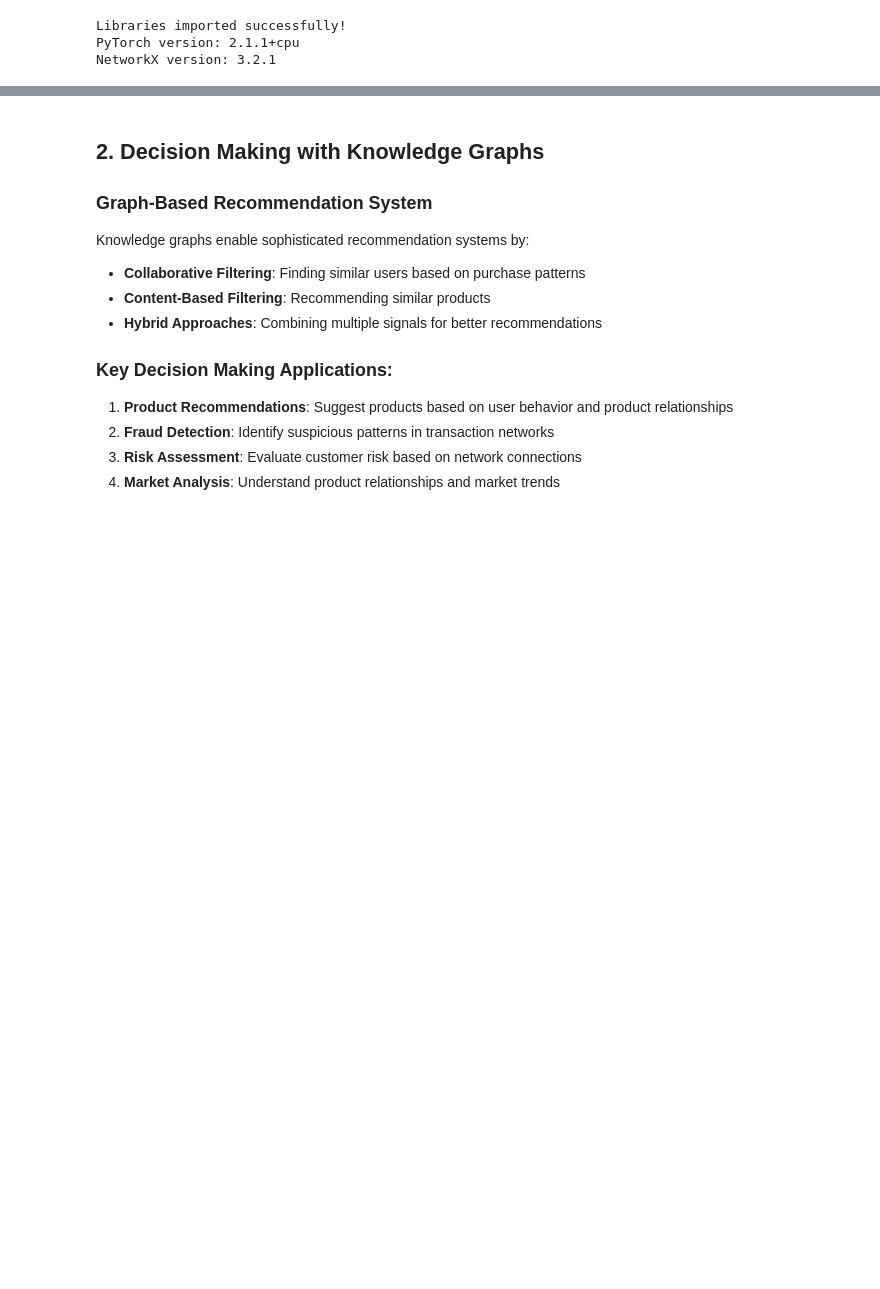
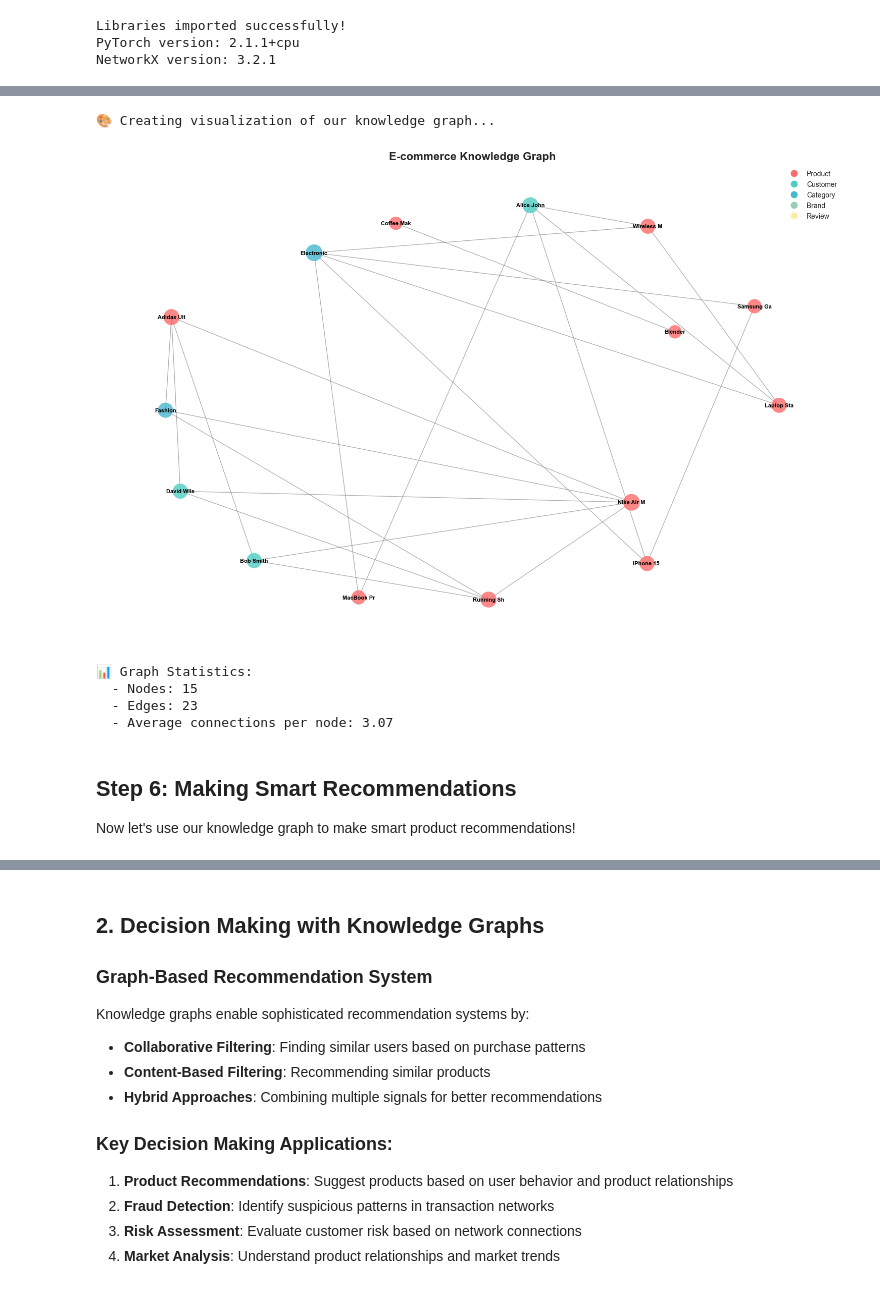
Before and after one commit to MGASALUCAS/emai-pracs-2025, a Jupyter notebook: 02_supervised_learning/knowledge_graphs.ipynb, the cells around one changed output, grey strips where cells are left out. Cells and saved outputs as stored; diff of their text form; code cells hidden in the pictures; blank space fills up the shorter version.

Commit message:
runned knowledge graph

```diff
--- a/02_supervised_learning/knowledge_graphs.ipynb
+++ b/02_supervised_learning/knowledge_graphs.ipynb
@@ -222,0 +353,30 @@ Relationship distribution: {'belongs_to': 10, 'manufactured_by': 10, 'purchased'
+# %%
+# Step 4e: Add product similarity relationships
+# This shows which products are similar to each other
+
+similarities = [
+    ('P001', 'P002', 0.8),  # iPhone - Samsung Galaxy (both phones)
+    ('P004', 'P005', 0.9),  # Nike Air Max - Adidas Ultraboost (both sneakers)
+    ('P004', 'P008', 0.7),  # Nike Air Max - Running Shoes (both Nike shoes)
+    ('P006', 'P007', 0.6),  # Coffee Maker - Blender (both kitchen appliances)
+    ('P009', 'P010', 0.8),  # Laptop Stand - Mouse (both computer accessories)
+]
+
+# Add similarity relationships (both directions)
+for prod1, prod2, weight in similarities:
+    kg.add_relationship(prod1, 'similar_to', prod2, weight)
+    kg.add_relationship(prod2, 'similar_to', prod1, weight)
+
+print("🔗 Product similarities added!")
+print(f"📊 Final relationship count: {len(kg.relationships)}")
+
+# Show what we have
+entity_counts = Counter([entity['type'] for entity in kg.entities.values()])
+print(f"\n📈 Entity breakdown:")
+for entity_type, count in entity_counts.items():
+    print(f"  - {entity_type}: {count}")
+
+rel_counts = Counter([rel['predicate'] for rel in kg.relationships])
+print(f"\n🔗 Relationship breakdown:")
+for rel_type, count in rel_counts.items():
+    print(f"  - {rel_type}: {count}")
@@ -222,0 +489,15 @@ Relationship distribution: {'belongs_to': 10, 'manufactured_by': 10, 'purchased'
+# %%
+# Step 5b: Show our knowledge graph
+print("🎨 Creating visualization of our knowledge graph...")
+visualize_knowledge_graph(kg, max_nodes=15)
+# %% [output]
+🎨 Creating visualization of our knowledge graph...
+[figure, added]
+📊 Graph Statistics:
+  - Nodes: 15
+  - Edges: 23
+  - Average connections per node: 3.07
+# %% [markdown]
+## Step 6: Making Smart Recommendations
+
+Now let's use our knowledge graph to make smart product recommendations!
```
Also changed, not shown: parts of 25 cells of this notebook.
